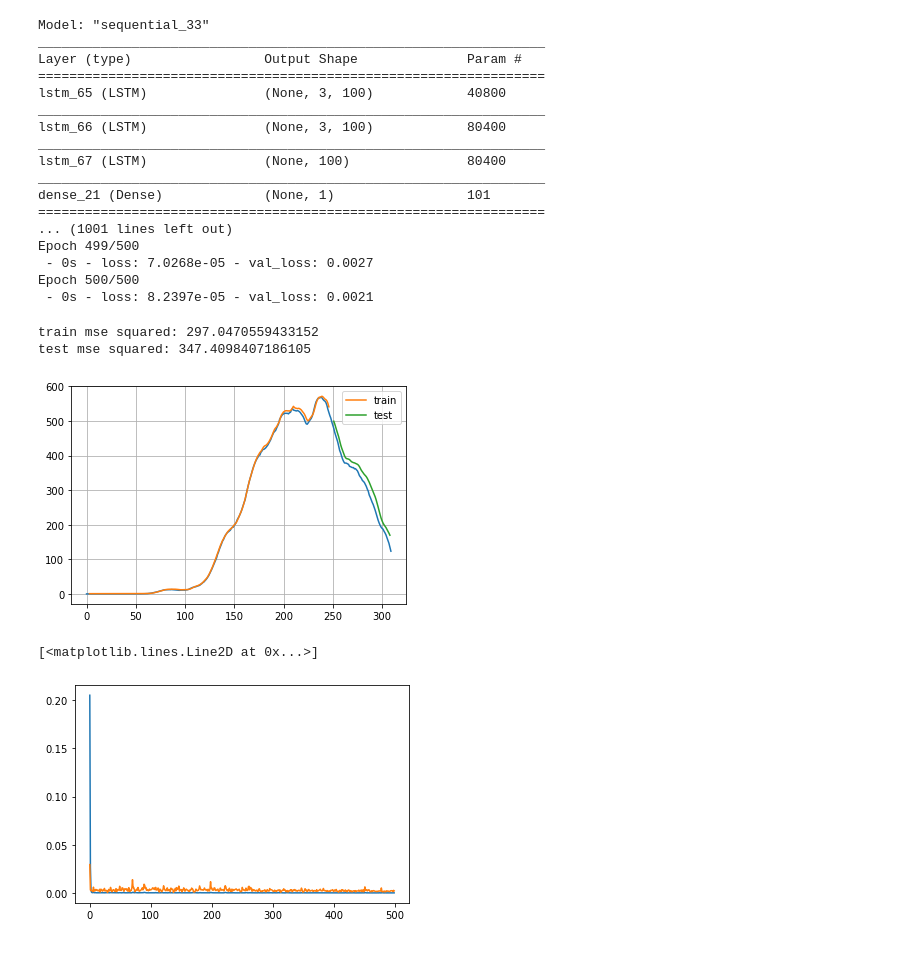
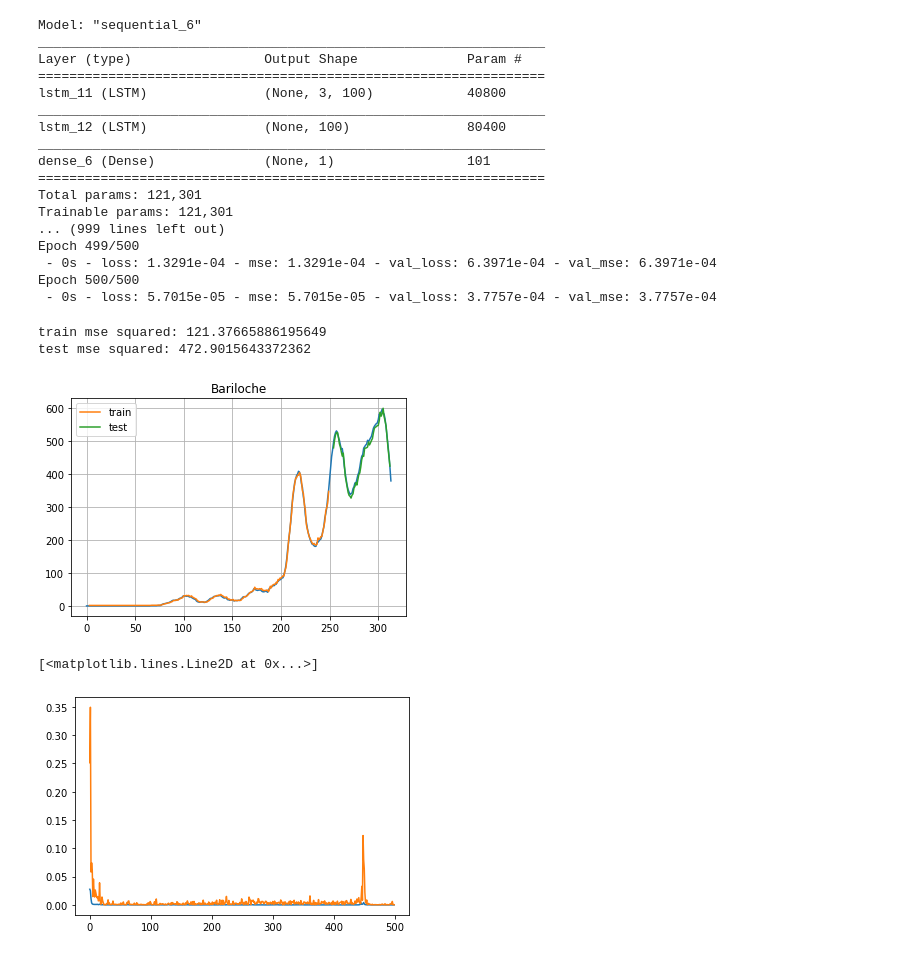
Before and after one commit to denisecammarota/DeepLearning, a Jupyter notebook: TP_Final/StackedLSTM.ipynb, the cells around one changed output. Drawn from its saved outputs; the diff is of its cells as text; code cells hidden in the pictures.

Commit message:
update lstm, good predictions

```diff
--- a/TP_Final/StackedLSTM.ipynb
+++ b/TP_Final/StackedLSTM.ipynb
@@ -16,7 +18,7 @@ def create_dataset(dataset, time_step=1):
     return np.array(dataX), np.array(dataY)
 # %%
 #cargo primero los datos
-file_dir = 'Datos/RiesgoCABACABANA'
+file_dir = 'Datos/RiesgoBariloche'
 data = pd.read_csv(file_dir,sep=",",usecols=["incidenciaAcum14d"],quotechar='"',na_values=[''])
 df = pd.DataFrame(data)
 df = df.to_numpy()
@@ -38,30 +40,30 @@ x_test = x_test.reshape(x_test.shape[0],x_test.shape[1] , 1)
 # %%
 model = keras.Sequential()
 model.add(keras.layers.LSTM(units=100,activation='relu',return_sequences=True,input_shape=(lag,1)))
-model.add(keras.layers.LSTM(units=100,activation='relu',return_sequences=True))
 model.add(keras.layers.LSTM(units=100,activation='relu'))
 model.add(keras.layers.Dense(units=1))
-model.compile(optimizer='adam',loss=keras.losses.MSE) #metrics=['mean_absolute_percentage_error']
+optimizer = keras.optimizers.Adam(5e-2)
+model.compile(optimizer,loss=keras.losses.MSE,metrics=['mse']) #metrics=['mean_absolute_percentage_error']
 model.summary()
-history = model.fit(x_train, y_train,epochs=500,validation_data=(x_test,y_test),batch_size=8,verbose=2)
+history = model.fit(x_train, y_train,epochs=500,validation_data=(x_test,y_test),batch_size=16,verbose=2)
 # %% [output]
-Model: "sequential_33"
+Model: "sequential_6"
 _________________________________________________________________
 Layer (type)                 Output Shape              Param #
 =================================================================
-lstm_65 (LSTM)               (None, 3, 100)            40800
+lstm_11 (LSTM)               (None, 3, 100)            40800
 _________________________________________________________________
-lstm_66 (LSTM)               (None, 3, 100)            80400
+lstm_12 (LSTM)               (None, 100)               80400
 _________________________________________________________________
-lstm_67 (LSTM)               (None, 100)               80400
-_________________________________________________________________
-dense_21 (Dense)             (None, 1)                 101
+dense_6 (Dense)              (None, 1)                 101
 =================================================================
-... (1001 lines left out)
+Total params: 121,301
+Trainable params: 121,301
+... (999 lines left out)
 Epoch 499/500
- - 0s - loss: 7.0268e-05 - val_loss: 0.0027
+ - 0s - loss: 1.3291e-04 - mse: 1.3291e-04 - val_loss: 6.3971e-04 - val_mse: 6.3971e-04
 Epoch 500/500
- - 0s - loss: 8.2397e-05 - val_loss: 0.0021
+ - 0s - loss: 5.7015e-05 - mse: 5.7015e-05 - val_loss: 3.7757e-04 - val_mse: 3.7757e-04
 # %%
 train_predict=model.predict(x_train)
 test_predict=model.predict(x_test)
@@ -70,30 +72,31 @@ train_predict=scaler.inverse_transform(train_predict)
 test_predict=scaler.inverse_transform(test_predict)
 # %%
 print('train mse squared:',np.sqrt(mean_squared_error(y_train,train_predict))) #bs 1 295 bs 10 293
-print('test mse squared:',np.sqrt(mean_squared_error(ytest,test_predict))) #bs 1 342 bs 10 348
+print('test mse squared:',np.sqrt(mean_squared_error(y_test,test_predict))) #bs 1 342 bs 10 348
 # %% [output]
-train mse squared: 297.0470559433152
-test mse squared: 347.4098407186105
+train mse squared: 121.37665886195649
+test mse squared: 472.9015643372362
 # %%
 trainPredictPlot = np.empty_like(df)
 trainPredictPlot[:, :] = np.nan
 trainPredictPlot[lag:len(train_predict)+lag, :] = train_predict
 # shift test predictions for plotting
 testPredictPlot = np.empty_like(df)
 testPredictPlot[:, :] = np.nan
 testPredictPlot[len(train_predict)+(lag*2)+1:len(df)-1, :] = test_predict
 # plot baseline and predictions
 plt.plot(scaler.inverse_transform(df))
 plt.plot(trainPredictPlot,label='train')
 plt.plot(testPredictPlot,label='test')
 plt.grid()
+plt.title('Bariloche')
 plt.legend()
 plt.show()
 # %% [output]
-[figure, old version]
+[figure, new version]
 # %%
 plt.plot(history.history['loss'])
 plt.plot(history.history['val_loss'])
 # %% [output]
 [<matplotlib.lines.Line2D at 0x...>]
-[figure, old version]
+[figure, new version]
```
Also changed, not shown: parts of 1 cell of this notebook, 1 other file.
